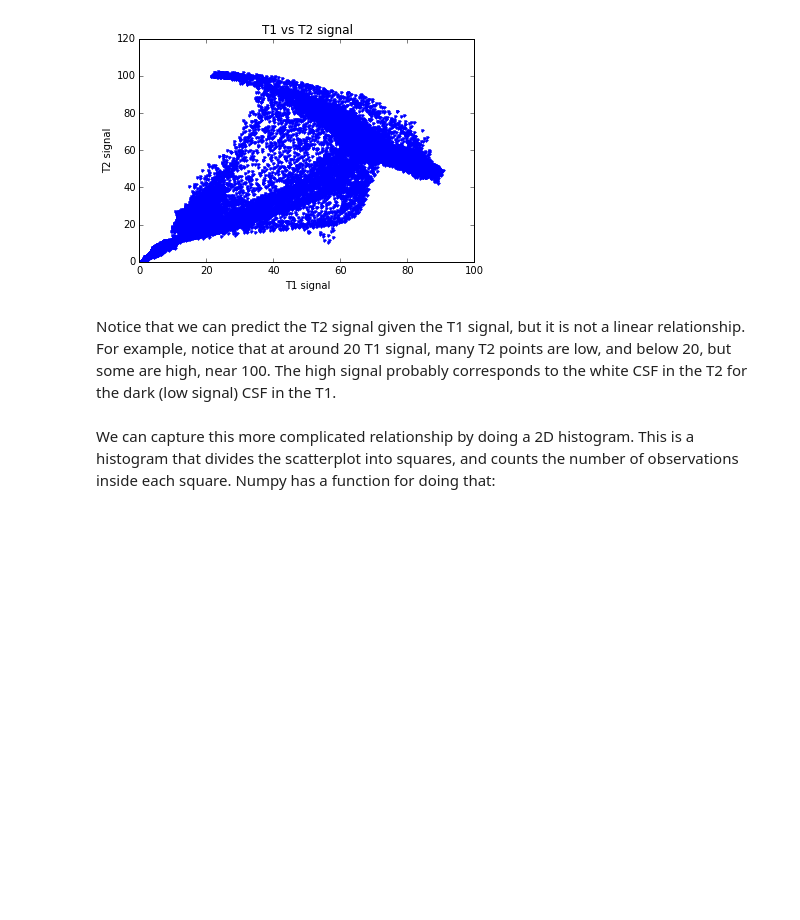
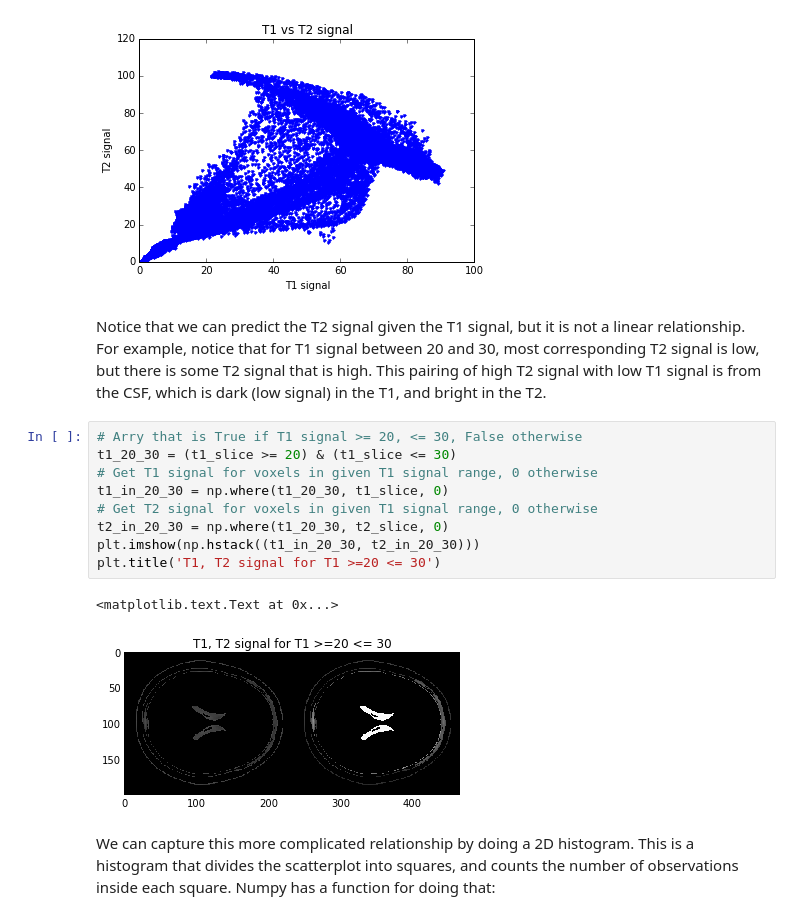
Before and after one commit to practical-neuroimaging/pna2015, a Jupyter notebook: day10/mutual_information_example.ipynb, the cells around one changed output. Drawn from its saved outputs; the diff is of its cells as text; blank space fills up the shorter version.

Commit message:
Show how CSF signal appears in T1, T2 example

```diff
--- a/day10/mutual_information_example.ipynb
+++ b/day10/mutual_information_example.ipynb
@@ -52,7 +52,19 @@ np.corrcoef(t1_slice.ravel(), t2_slice.ravel())[0, 1]
 0.78707985510953171
 [figure]
 # %% [markdown]
-Notice that we can predict the T2 signal given the T1 signal, but it is not a linear relationship.  For example, notice that at around 20 T1 signal, many T2 points are low, and below 20, but some are high, near 100.  The high signal probably corresponds to the white CSF in the T2 for the dark (low signal) CSF in the T1.
+Notice that we can predict the T2 signal given the T1 signal, but it is not a linear relationship.  For example, notice that for T1 signal between 20 and 30, most corresponding T2 signal is low, but there is some T2 signal that is high.  This pairing of high T2 signal with low T1 signal is from the CSF, which is dark (low signal) in the T1, and bright in the T2.
+# %%
+# Arry that is True if T1 signal >= 20, <= 30, False otherwise
+t1_20_30 = (t1_slice >= 20) & (t1_slice <= 30)
+# Get T1 signal for voxels in given T1 signal range, 0 otherwise
+t1_in_20_30 = np.where(t1_20_30, t1_slice, 0)
+# Get T2 signal for voxels in given T1 signal range, 0 otherwise
+t2_in_20_30 = np.where(t1_20_30, t2_slice, 0)
+plt.imshow(np.hstack((t1_in_20_30, t2_in_20_30)))
+plt.title('T1, T2 signal for T1 >=20 <= 30')
+# %% [output]
+<matplotlib.text.Text at 0x...>
+[figure, added]
 # %% [markdown]
 We can capture this more complicated relationship by doing a 2D histogram.  This is a histogram that divides the scatterplot into squares, and counts the number of observations inside each square.  Numpy has a function for doing that:
 # %%
```
